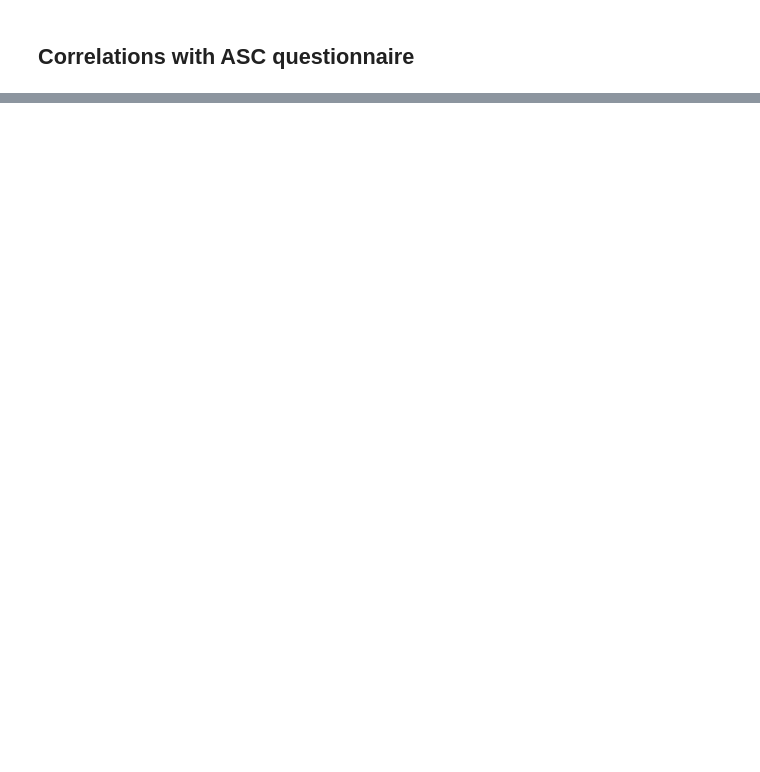
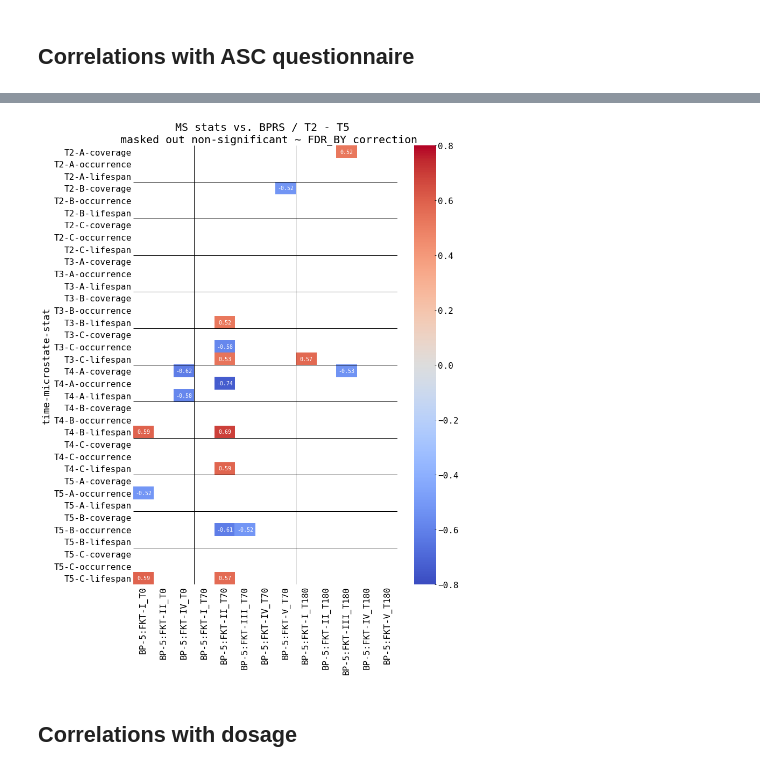
Before and after one commit to jajcayn/psilocybin-microstates, a Jupyter notebook: 3-psychedelic-experience-data.ipynb, the cells around one changed output, grey strips where cells are left out. Saved outputs shown, nothing was run; the diff lists cells and outputs as text; code cells hidden in the pictures; blank space fills up the shorter version.

```diff
--- a/3-psychedelic-experience-data.ipynb
+++ b/3-psychedelic-experience-data.ipynb
@@ -155,0 +279,8 @@ sns.heatmap(grand, cmap="coolwarm", annot=True, vmin=-0.7, vmax=0.7, fmt=".2f")
+# %%
+BP = list(experience.filter(like="BP").columns)
+
+experience_bprs = experience[["subject", "condition"] + BP]
+# match subjects
+experience_bprs = experience_bprs.loc[
+    experience_bprs["subject"].isin(ms_stats["subject"])
+]
@@ -155,0 +322,55 @@ sns.heatmap(grand, cmap="coolwarm", annot=True, vmin=-0.7, vmax=0.7, fmt=".2f")
+# %%
+plot_times = ["T2", "T3", "T4", "T5"]
+
+plt.figure(figsize=(11, 15))
+plot_df = grand[grand.index.get_level_values("time").isin(plot_times)]
+_, bonf_corrd = multicomp(
+    grand_pvals[grand_pvals.index.get_level_values("time").isin(plot_times)].values,
+    alpha=0.05,
+    method=MULTI_CORRECTION,
+)
+bonf_corrd = pd.DataFrame(
+    bonf_corrd, columns=plot_df.columns, index=plot_df.index
+).applymap(replace_pval)
+
+sns.heatmap(
+    plot_df,
+    cmap="coolwarm",
+    annot=plot_df.round(2).astype(str) + bonf_corrd,
+    vmin=-0.8,
+    vmax=0.8,
+    fmt="",
+    mask=grand_pvals[grand.index.get_level_values("time").isin(plot_times)] > 0.05,
+)
+plt.hlines(
+    np.arange(3, grand.shape[0], 3).tolist(),
+    *plt.gca().get_xlim(),
+    color=plt.rcParams["text.color"],
+    linewidth=1.0,
+)
+plt.vlines(
+    [3, 8], *plt.gca().get_ylim(), color=plt.rcParams["text.color"], linewidth=1.0
+)
+plt.title(
+    f"MS stats vs. BPRS / T2 - T5 \n masked out non-significant ~ {MULTI_CORRECTION.upper()} correction"
+)
+if SAVE_RESULTS:
+    plt.savefig(
+        os.path.join(
+            PLOTTING_DIR,
+            f"MSstats_w_BPRS_T2-T5_1-40filt_spearman_correlation{PLOT_EXT}",
+        ),
+        bbox_inches="tight",
+        transparent=True,
+    )
+    p = grand_pvals.applymap(
+        lambda x: "".join(["*" for t in [0.01, 0.05, 0.1] if x <= t])
+    )
+    corr = grand.round(5).astype(str) + p
+    corr.to_csv(
+        os.path.join(WORKING_DIR, "MSstats_w_BPRS_1-40filt_spearman_correlation.csv")
+    )
+# %% [output]
+[figure, added]
+# %% [markdown]
+## Correlations with dosage
```
Also changed, not shown: parts of 21 cells of this notebook, 3 other files.
